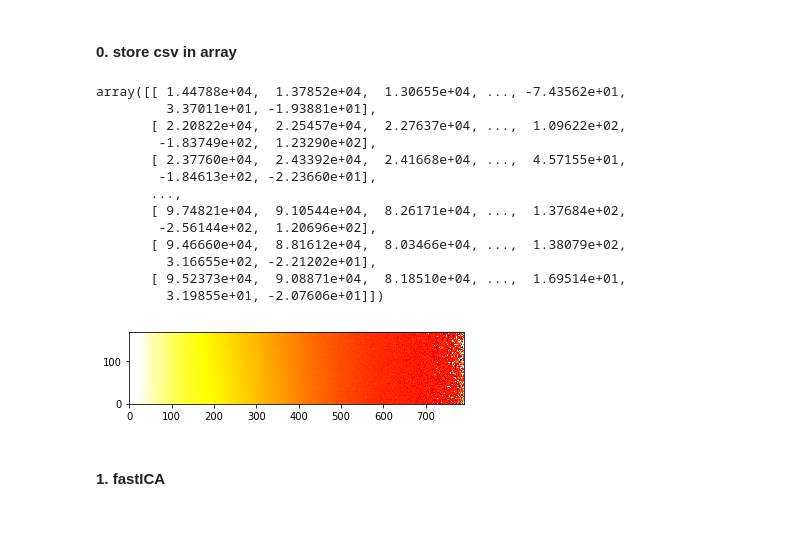
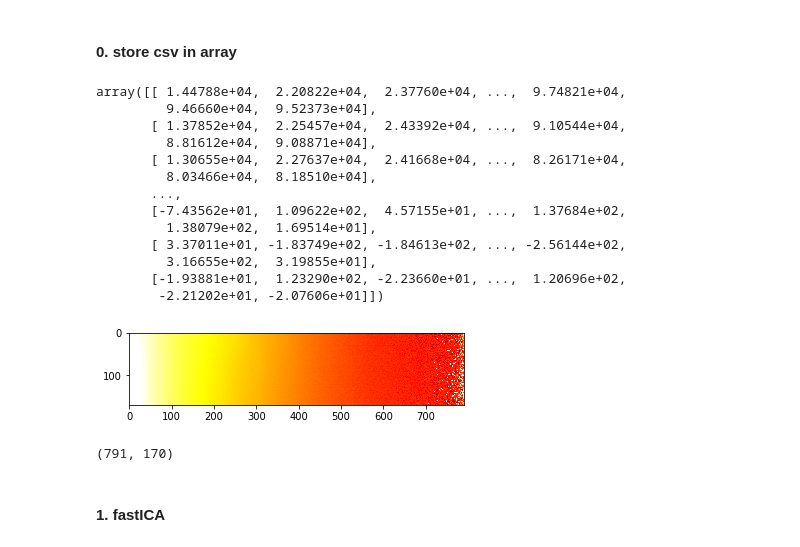
Before and after one commit to fredericpoitevin/trSAXS, a Jupyter notebook: Analysis of S-layers crystallization kinetics monitored with tr-SAXS.ipynb, the cells around one changed output. Saved outputs shown, nothing was run; the diff lists cells and outputs as text; code cells hidden in the pictures.

```diff
--- a/Analysis of S-layers crystallization kinetics monitored with tr-SAXS.ipynb
+++ b/Analysis of S-layers crystallization kinetics monitored with tr-SAXS.ipynb
@@ -14,25 +15,29 @@ filename='./data/33_array.csv'
 ### NUMPY OPTION ###
 # see https://docs.scipy.org/doc/numpy/reference/generated/numpy.genfromtxt.html
 data = genfromtxt(filename, delimiter=',')
-data.T
+data
 # %% [output]
-array([[ 1.44788e+04,  1.37852e+04,  1.30655e+04, ..., -7.43562e+01,
-         3.37011e+01, -1.93881e+01],
-       [ 2.20822e+04,  2.25457e+04,  2.27637e+04, ...,  1.09622e+02,
-        -1.83749e+02,  1.23290e+02],
-       [ 2.37760e+04,  2.43392e+04,  2.41668e+04, ...,  4.57155e+01,
-        -1.84613e+02, -2.23660e+01],
+array([[ 1.44788e+04,  2.20822e+04,  2.37760e+04, ...,  9.74821e+04,
+         9.46660e+04,  9.52373e+04],
+       [ 1.37852e+04,  2.25457e+04,  2.43392e+04, ...,  9.10544e+04,
+         8.81612e+04,  9.08871e+04],
+       [ 1.30655e+04,  2.27637e+04,  2.41668e+04, ...,  8.26171e+04,
+         8.03466e+04,  8.18510e+04],
        ...,
-       [ 9.74821e+04,  9.10544e+04,  8.26171e+04, ...,  1.37684e+02,
-        -2.56144e+02,  1.20696e+02],
-       [ 9.46660e+04,  8.81612e+04,  8.03466e+04, ...,  1.38079e+02,
-         3.16655e+02, -2.21202e+01],
-       [ 9.52373e+04,  9.08871e+04,  8.18510e+04, ...,  1.69514e+01,
-         3.19855e+01, -2.07606e+01]])
+       [-7.43562e+01,  1.09622e+02,  4.57155e+01, ...,  1.37684e+02,
+         1.38079e+02,  1.69514e+01],
+       [ 3.37011e+01, -1.83749e+02, -1.84613e+02, ..., -2.56144e+02,
+         3.16655e+02,  3.19855e+01],
+       [-1.93881e+01,  1.23290e+02, -2.23660e+01, ...,  1.20696e+02,
+        -2.21202e+01, -2.07606e+01]])
 # %%
-plt.imshow(np.log(data.T), cmap='hot',vmin=0,vmax=10,origin='lower')
+plt.imshow(np.log(data.T), cmap='hot',vmin=0,vmax=10,origin='upper')
 plt.show()
 # %% [output]
-[figure, old version]
+[figure, new version]
+# %%
+data.shape
+# %% [output]
+(791, 170)
 # %% [markdown]
 #### 1. fastICA
```
Also changed, not shown: parts of 4 cells of this notebook.
